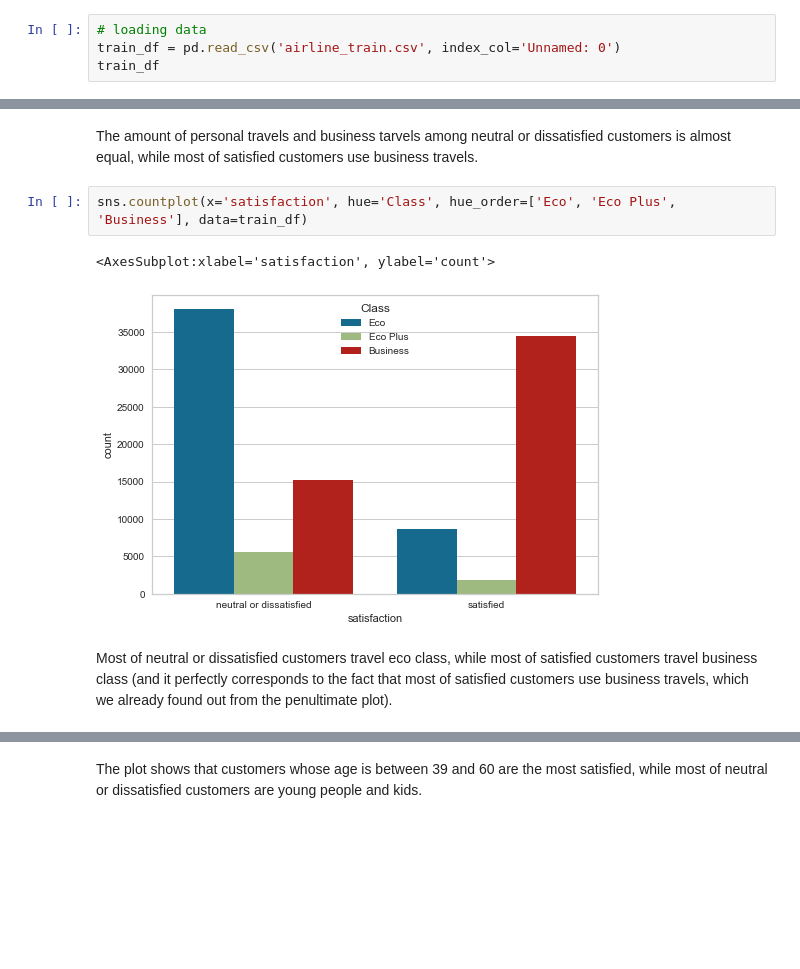
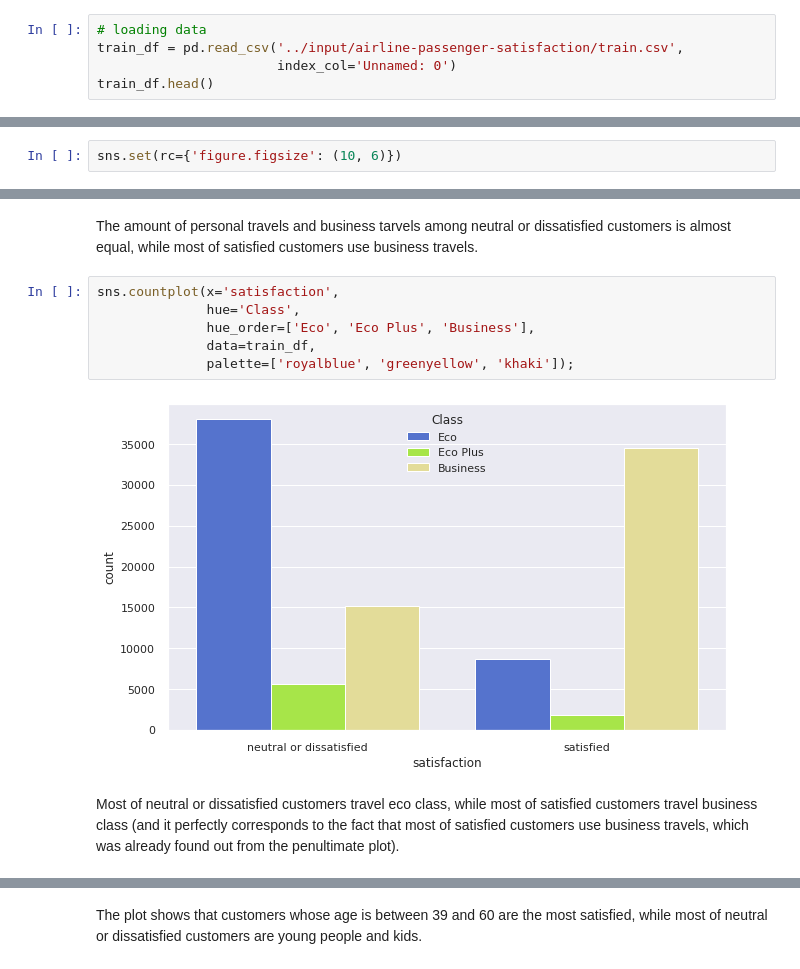
Before and after one commit to MaxTeselkin/Airline-Passenger-Satisfaction-Forecasting, a Jupyter notebook: Airline_Passenger_Satisfaction.ipynb, the cells around one changed output, grey strips where cells are left out. Drawn from its saved outputs; the diff is of its cells as text; blank space fills up the shorter version.

```diff
--- a/Airline_Passenger_Satisfaction.ipynb
+++ b/Airline_Passenger_Satisfaction.ipynb
@@ -97,8 +107,9 @@ import shap
 warnings.filterwarnings('ignore')
 # %%
 # loading data
-train_df = pd.read_csv('airline_train.csv', index_col='Unnamed: 0')
-train_df
+train_df = pd.read_csv('../input/airline-passenger-satisfaction/train.csv',
+                       index_col='Unnamed: 0')
+train_df.head()
 # %% [output]
 |  | id | Gender | Customer Type | Age | Type of Travel | Class | Flight Distance | ... |
 | 0 | 70172 | Male | Loyal Customer | 13 | Personal Travel | Eco Plus | 460 | ... |
@@ -125,3 +159,5 @@ Name: satisfaction, dtype: float64
 # %% [markdown]
 57% of customers in the dataset are neutral or dissatisfied, 43% are satisfied. There is no serious class imbalance.
+# %%
+sns.set(rc={'figure.figsize': (10, 6)})
 # %%
@@ -154,11 +202,14 @@ sns.countplot(x='satisfaction', hue='Type of Travel', data=train_df)
 # %% [markdown]
 The amount of personal travels and business tarvels among neutral or dissatisfied customers is almost equal, while most of satisfied customers use business travels.
 # %%
-sns.countplot(x='satisfaction', hue='Class', hue_order=['Eco', 'Eco Plus', 'Business'], data=train_df)
+sns.countplot(x='satisfaction',
+              hue='Class',
+              hue_order=['Eco', 'Eco Plus', 'Business'],
+              data=train_df,
+              palette=['royalblue', 'greenyellow', 'khaki']);
 # %% [output]
-<AxesSubplot:xlabel='satisfaction', ylabel='count'>
-[figure, old version]
+[figure, new version]
 # %% [markdown]
-Most of neutral or dissatisfied customers travel eco class, while most of satisfied customers travel business class (and it perfectly corresponds to the fact that most of satisfied customers use business travels, which we already found out from the penultimate plot).
+Most of neutral or dissatisfied customers travel eco class, while most of satisfied customers travel business class (and it perfectly corresponds to the fact that most of satisfied customers use business travels, which was already found out from the penultimate plot).
 # %%
 plt.figure(figsize=(20, 8))
```
Also changed, not shown: parts of 87 cells of this notebook.
